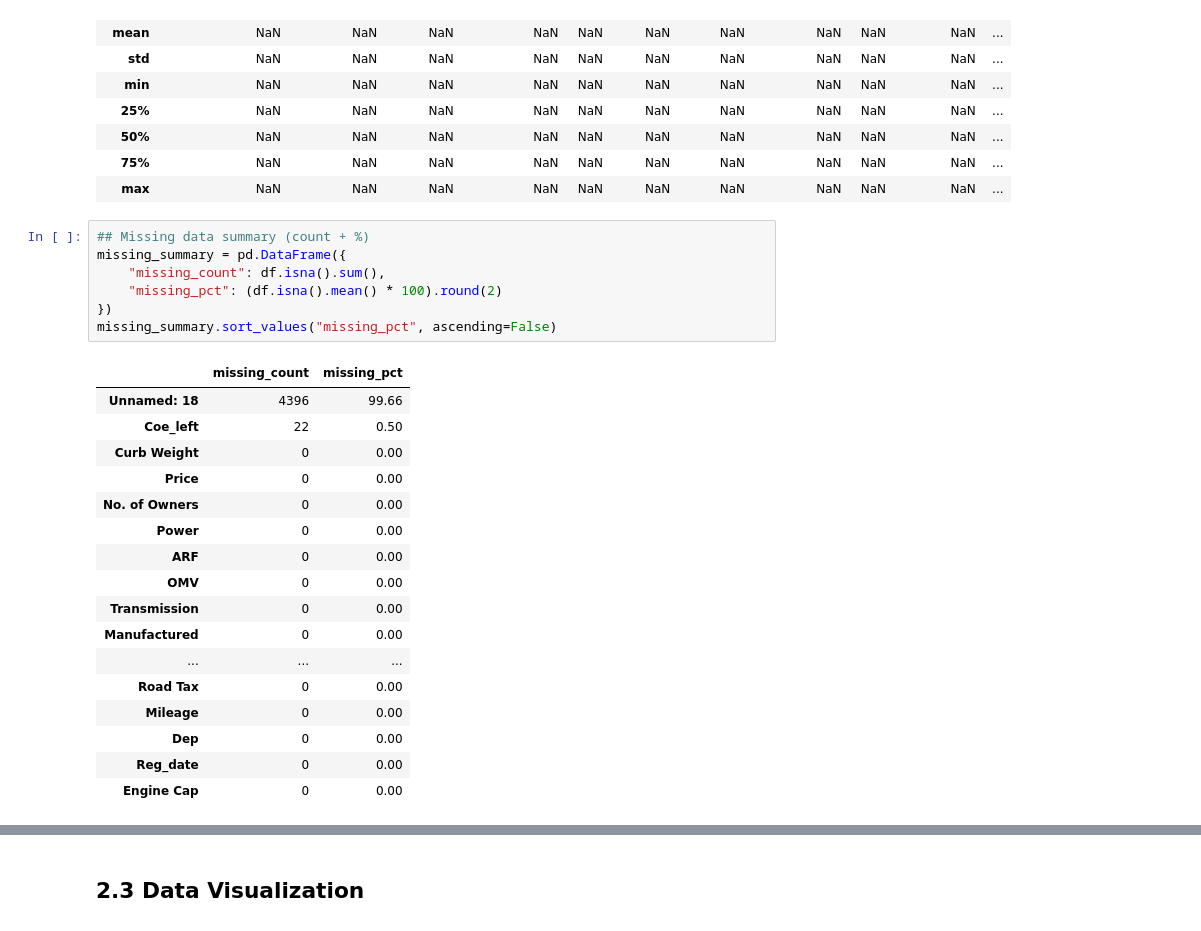
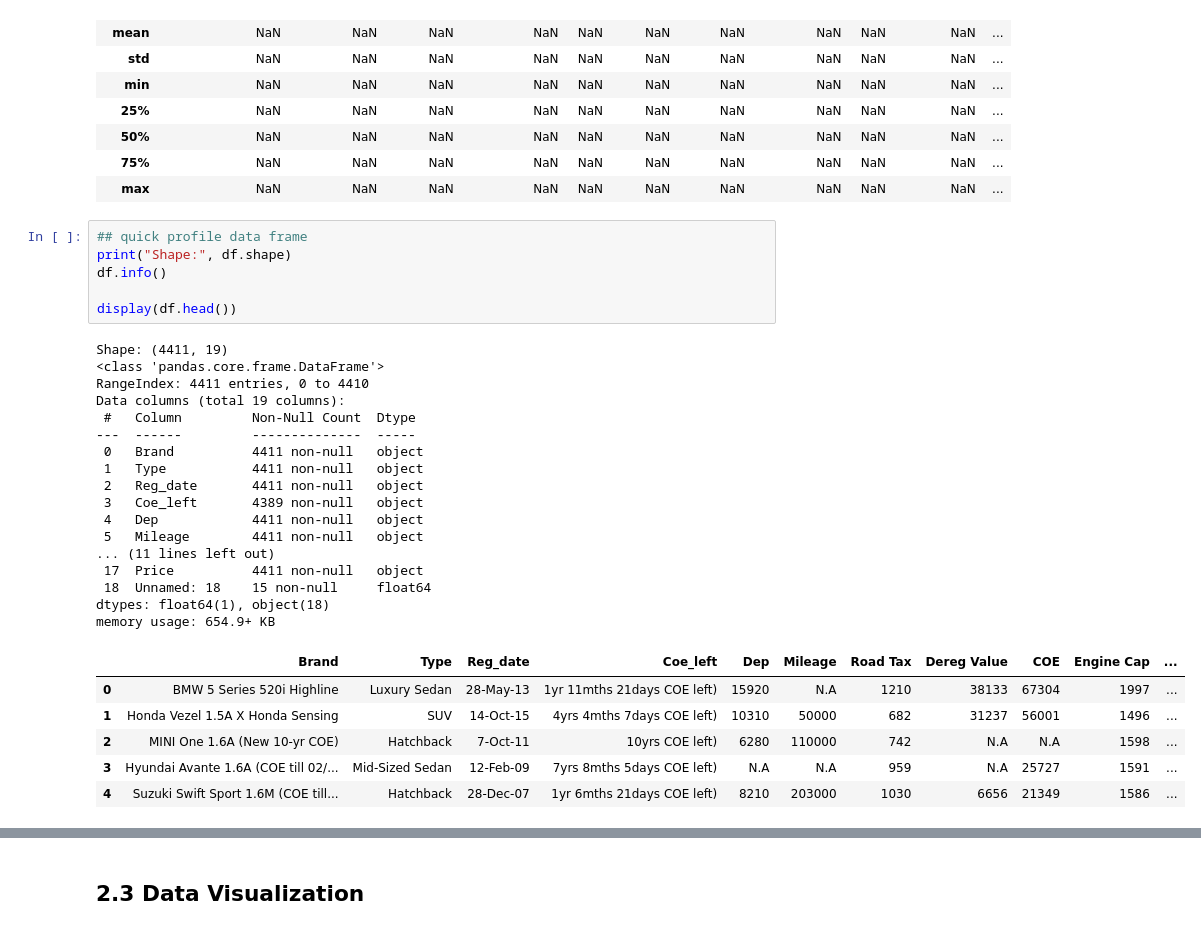
Before and after one commit to jafarnz/MLDP-CarPrediction, a Jupyter notebook: JAFAR.ipynb, the cells around one changed output, grey strips where cells are left out. Drawn from its saved outputs; the diff is of its cells as text.

```diff
--- a/JAFAR.ipynb
+++ b/JAFAR.ipynb
@@ -80,28 +94,33 @@ memory usage: 654.9+ KB
 | 75% | NaN | NaN | NaN | NaN | NaN | NaN | NaN | NaN | NaN | NaN | ... |
 | max | NaN | NaN | NaN | NaN | NaN | NaN | NaN | NaN | NaN | NaN | ... |
 # %%
-## Missing data summary (count + %)
-missing_summary = pd.DataFrame({
-    "missing_count": df.isna().sum(),
-    "missing_pct": (df.isna().mean() * 100).round(2)
-})
-missing_summary.sort_values("missing_pct", ascending=False)
+## quick profile data frame
+print("Shape:", df.shape)
+df.info()
+
+display(df.head())
 # %% [output]
+Shape: (4411, 19)
+<class 'pandas.core.frame.DataFrame'>
+RangeIndex: 4411 entries, 0 to 4410
+Data columns (total 19 columns):
+ #   Column         Non-Null Count  Dtype
+---  ------         --------------  -----
+ 0   Brand          4411 non-null   object
+ 1   Type           4411 non-null   object
+ 2   Reg_date       4411 non-null   object
+ 3   Coe_left       4389 non-null   object
+ 4   Dep            4411 non-null   object
+ 5   Mileage        4411 non-null   object
+... (11 lines left out)
+ 17  Price          4411 non-null   object
+ 18  Unnamed: 18    15 non-null     float64
+dtypes: float64(1), object(18)
+memory usage: 654.9+ KB
-|  | missing_count | missing_pct |
-| Unnamed: 18 | 4396 | 99.66 |
-| Coe_left | 22 | 0.50 |
-| Curb Weight | 0 | 0.00 |
-| Price | 0 | 0.00 |
-| No. of Owners | 0 | 0.00 |
-| Power | 0 | 0.00 |
-| ARF | 0 | 0.00 |
-| OMV | 0 | 0.00 |
-| Transmission | 0 | 0.00 |
-| Manufactured | 0 | 0.00 |
-| ... | ... | ... |
-| Road Tax | 0 | 0.00 |
-| Mileage | 0 | 0.00 |
-| Dep | 0 | 0.00 |
-| Reg_date | 0 | 0.00 |
-| Engine Cap | 0 | 0.00 |
+|  | Brand | Type | Reg_date | Coe_left | Dep | Mileage | Road Tax | Dereg Value | COE | Engine Cap | ... |
+| 0 | BMW 5 Series 520i Highline | Luxury Sedan | 28-May-13 | 1yr 11mths 21days COE left) | 15920 | N.A | 1210 | 38133 | 67304 | 1997 | ... |
+| 1 | Honda Vezel 1.5A X Honda Sensing | SUV | 14-Oct-15 | 4yrs 4mths 7days COE left) | 10310 | 50000 | 682 | 31237 | 56001 | 1496 | ... |
+| 2 | MINI One 1.6A (New 10-yr COE) | Hatchback | 7-Oct-11 | 10yrs COE left) | 6280 | 110000 | 742 | N.A | N.A | 1598 | ... |
+| 3 | Hyundai Avante 1.6A (COE till 02/... | Mid-Sized Sedan | 12-Feb-09 | 7yrs 8mths 5days COE left) | N.A | N.A | 959 | N.A | 25727 | 1591 | ... |
+| 4 | Suzuki Swift Sport 1.6M (COE till... | Hatchback | 28-Dec-07 | 1yr 6mths 21days COE left) | 8210 | 203000 | 1030 | 6656 | 21349 | 1586 | ... |
 # %%
```
Also changed, not shown: parts of 44 cells of this notebook, 1 other file.
